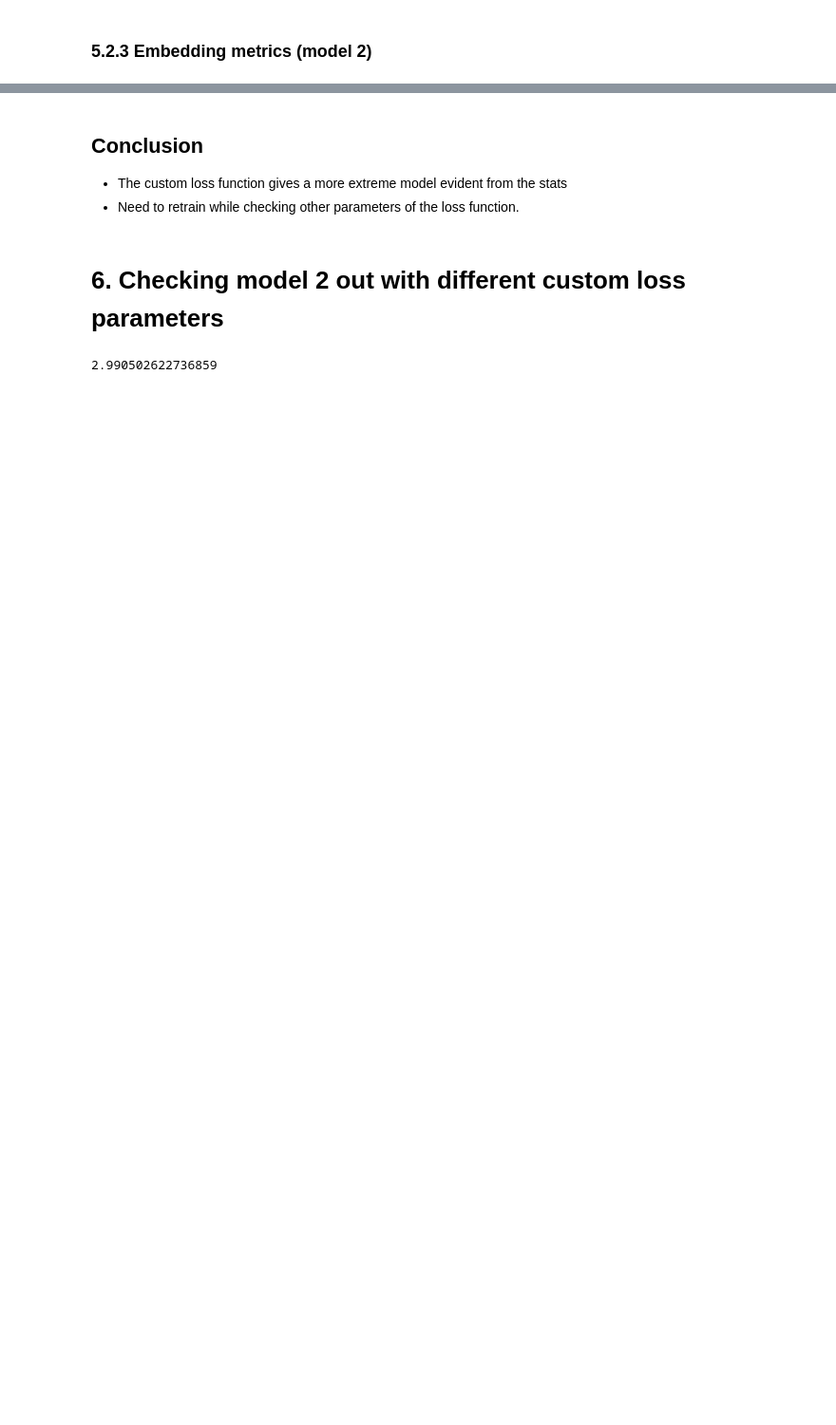
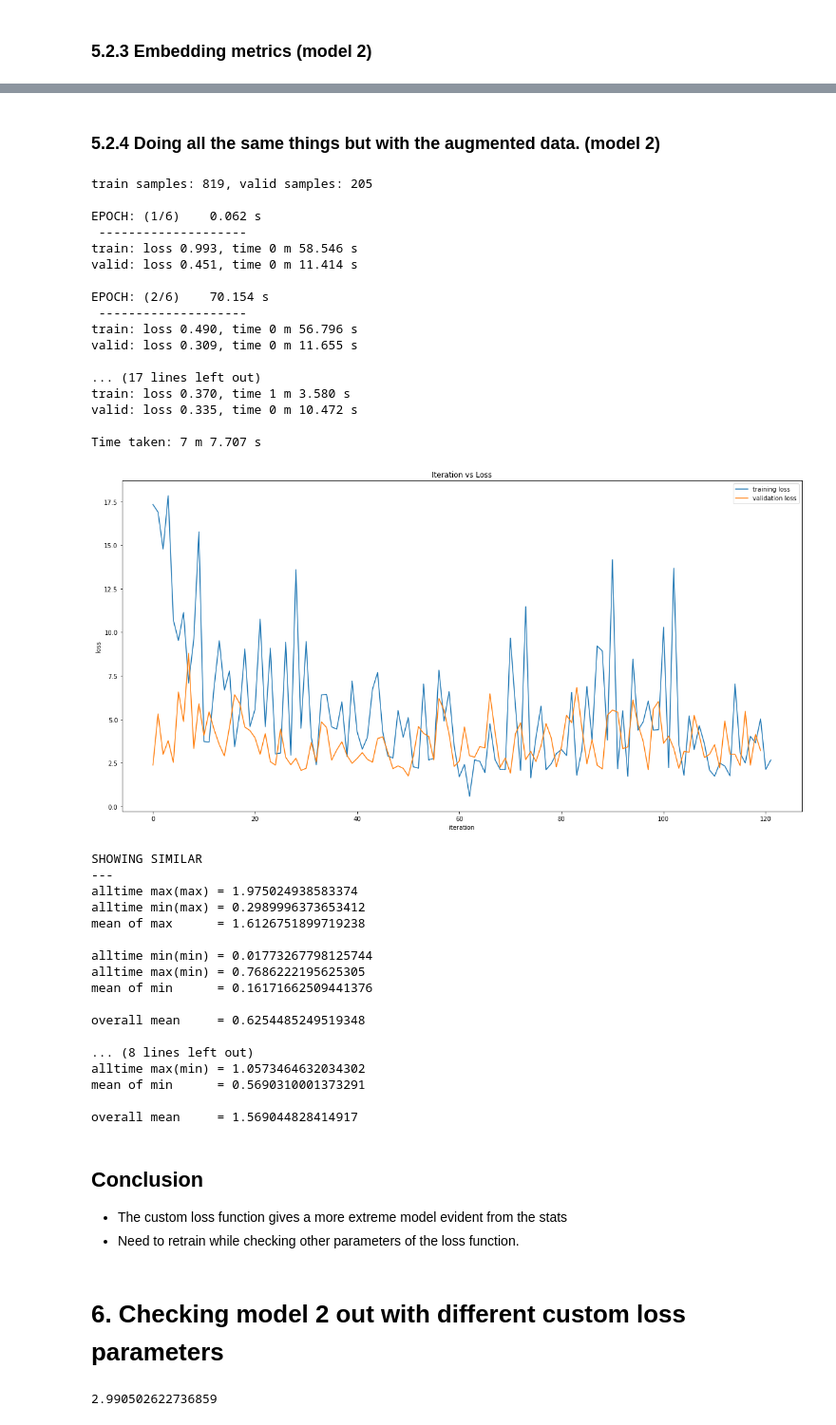
Before and after one commit to 18alantom/identify, a Jupyter notebook: Transfer Learning Experiments Ordered.ipynb, the cells around one changed output, grey strips where cells are left out. Shown at 95% size. Drawn from its saved outputs; the diff is of its cells as text; code cells hidden in the pictures; blank space fills up the shorter version.

```diff
--- a/Transfer Learning Experiments Ordered.ipynb
+++ b/Transfer Learning Experiments Ordered.ipynb
@@ -667,3 +794,67 @@ overall mean     = 1.6304162740707397
+# %% [markdown]
+### 5.2.4 Doing all the same things but with the augmented data. (model 2)
+# %%
+# Initialise model parameters.
+model_2_aug = InceptionResnetV1()
+
+for param in model_2_aug.parameters():
+    param.requires_grad = False
+
+for param in model_2_aug.last_linear.parameters():
+    param.requires_grad = True
+
+
+optim = torch.optim.Adam(params=model_2_aug.last_linear.parameters())
+loss_func = DistLoss()
+
+# Call fit on the model.
+_, losses_tr_2_aug, losses_va_2_aug = dist_fit(model_2_aug, optim, loss_func, dataloaders_aug[tr],
+                                              dataloaders_aug[va],data_count=data_count_aug, epochs=6)
+
+# Copy model to a variable.
+model_2_state_dict_aug = model_2_aug.state_dict().copy()
+
+# Plotting the losses.
+plot_losses(losses_tr_2_aug, losses_va_2_aug, count=len(losses_va_2_aug))
+
+# Show the model stats.
+show_dist_model_stats(model_2_aug,data_set_test_aug)
+# %% [output]
+train samples: 819, valid samples: 205
+
+EPOCH: (1/6)    0.062 s
+ --------------------
+train: loss 0.993, time 0 m 58.546 s
+valid: loss 0.451, time 0 m 11.414 s
+
+EPOCH: (2/6)    70.154 s
+ --------------------
+train: loss 0.490, time 0 m 56.796 s
+valid: loss 0.309, time 0 m 11.655 s
+
+... (17 lines left out)
+train: loss 0.370, time 1 m 3.580 s
+valid: loss 0.335, time 0 m 10.472 s
+
+Time taken: 7 m 7.707 s
+[figure, added]
+SHOWING SIMILAR
+---
+alltime max(max) = 1.975024938583374
+alltime min(max) = 0.2989996373653412
+mean of max      = 1.6126751899719238
+
+alltime min(min) = 0.01773267798125744
+alltime max(min) = 0.7686222195625305
+mean of min      = 0.16171662509441376
+
+overall mean     = 0.6254485249519348
+
+... (8 lines left out)
+alltime max(min) = 1.0573464632034302
+mean of min      = 0.5690310001373291
+
+overall mean     = 1.569044828414917
 # %% [markdown]
 ## Conclusion
 - The custom loss function gives a more extreme model evident from the stats
```
Also changed, not shown: parts of 24 cells of this notebook, 4 other files.
